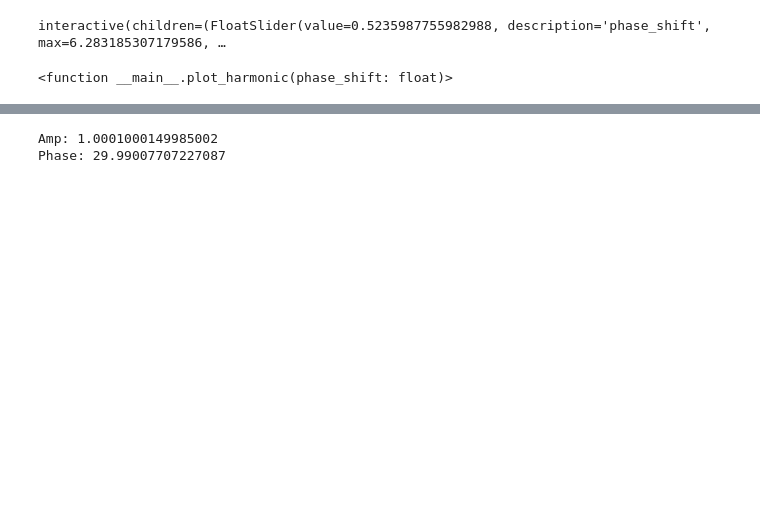
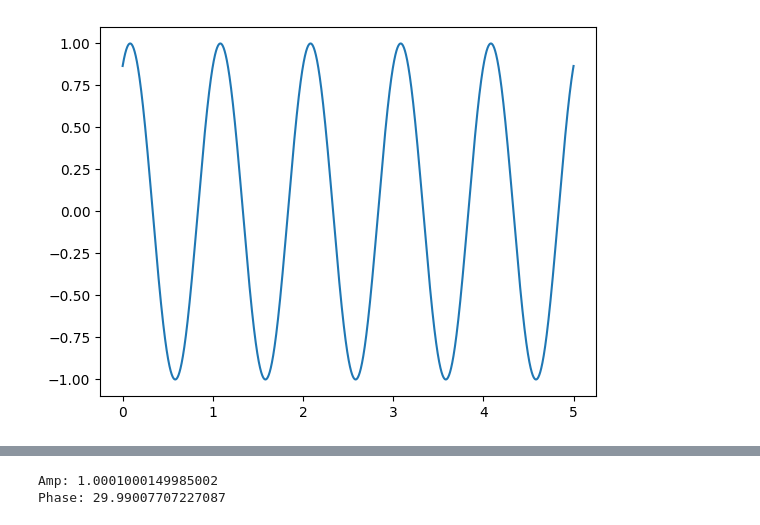
Before and after one commit to aAbstract/some-math, a Jupyter notebook: dft.ipynb, the cells around one changed output, grey strips where cells are left out. Drawn from its saved outputs; the diff is of its cells as text; code cells hidden in the pictures; blank space fills up the shorter version.

```diff
--- a/dft.ipynb
+++ b/dft.ipynb
@@ -5,19 +5,19 @@ import matplotlib.pyplot as plt
 # %%
 FS = 1000  # Hz
 T = 5  # s
 t = np.linspace(0, T, T*FS)
 
 
 def plot_harmonic(phase_shift: float):
     signal = np.cos(2 * np.pi * t - phase_shift)
     plt.plot(t, signal)
 
 
-phase_shift_slider = ipywidgets.widgets.FloatSlider(min=0, max=2 * np.pi, step=0.01, value=np.pi / 6)
-ipywidgets.interact(plot_harmonic, phase_shift=phase_shift_slider)
+# phase_shift_slider = ipywidgets.widgets.FloatSlider(min=0, max=2 * np.pi, step=0.01, value=np.pi / 6)
+# ipywidgets.interact(plot_harmonic, phase_shift=phase_shift_slider)
+plot_harmonic(phase_shift=np.pi / 6)
 # %% [output]
-interactive(children=(FloatSlider(value=0.5235987755982988, description='phase_shift', max=6.283185307179586, …
-<function __main__.plot_harmonic(phase_shift: float)>
+[figure, added]
 # %%
 def dct_vec(fs: float, N: int, k: int):
     t = np.linspace(0, N / fs, N)
```
Also changed, not shown: parts of 4 cells of this notebook.
